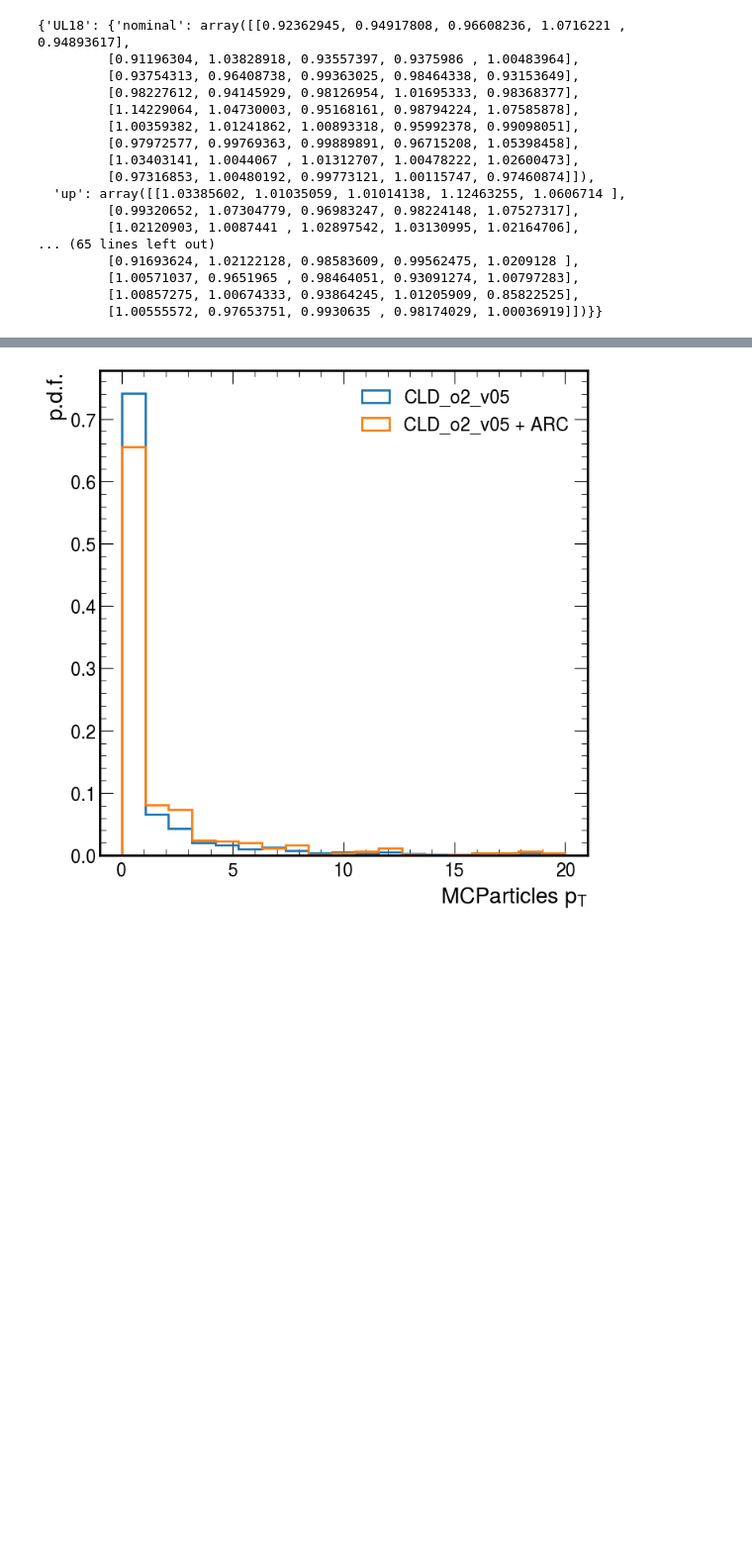
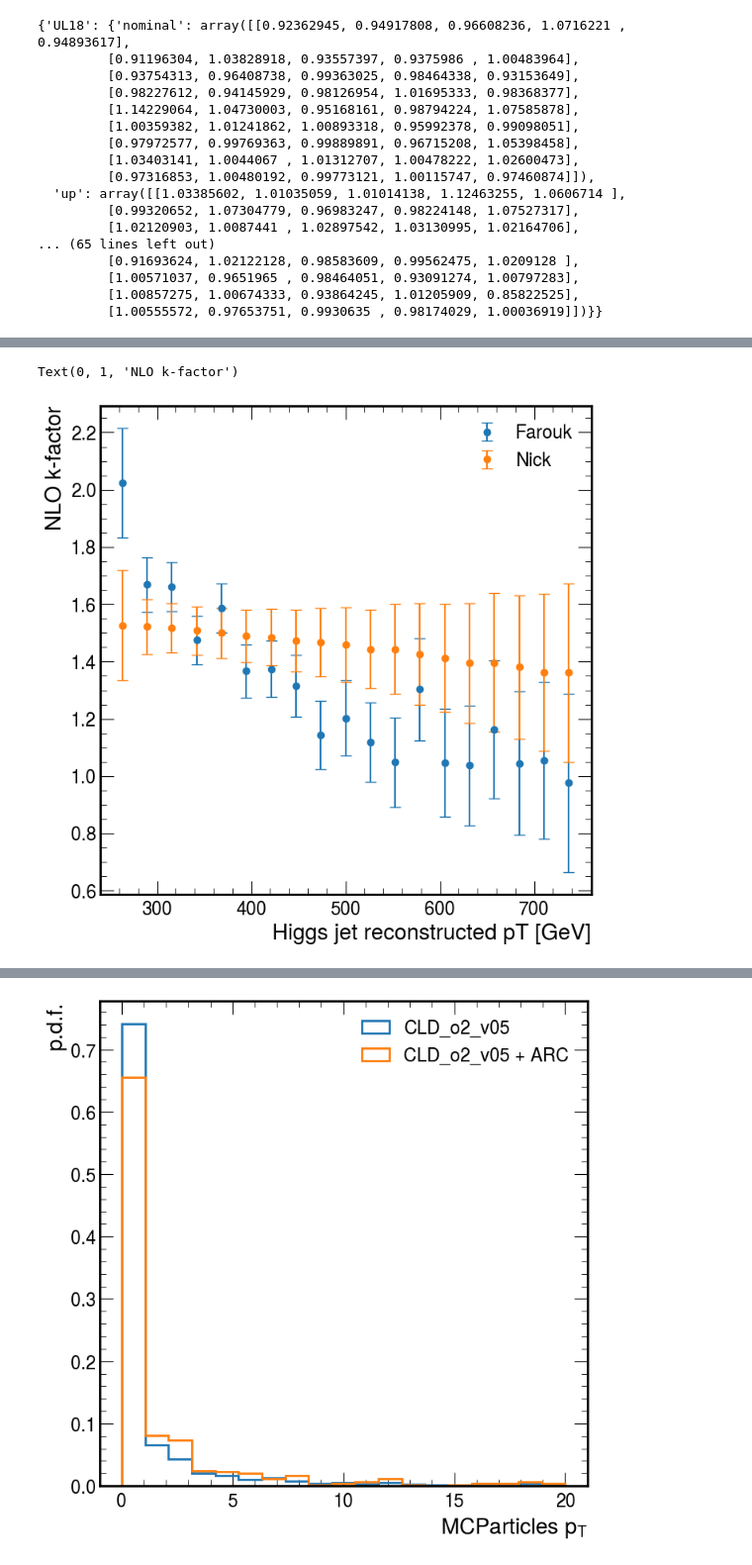
Before and after one commit to farakiko/boostedhiggs, a Jupyter notebook: binder/hists_plots.ipynb, the cells around one changed output, grey strips where cells are left out. Shown at 99% size. Saved outputs shown, nothing was run; the diff lists cells and outputs as text; code cells hidden in the pictures; blank space fills up the shorter version.

```diff
--- a/binder/hists_plots.ipynb
+++ b/binder/hists_plots.ipynb
@@ -1346,0 +1281,37 @@ key
+# %%
+vals_NLO_nick, bins, _ = ax.hist(
+    df_LO["rec_higgs_pt"],
+    bins=bins,
+    histtype="step",
+    lw=2,
+    weights=df_LO["nominal"],
+    label="NLO samples",
+)
+# %%
+fig, ax = plt.subplots(figsize=(8, 8))
+
+ax.errorbar(
+    midpoints,
+    NLO_SF,
+    yerr=np.sqrt(vals_LO)/vals_LO,
+    fmt='o', capsize=5,
+    label="Farouk",
+)
+
+ax.errorbar(
+    midpoints,
+    vals_NLO_nick/vals_LO,
+    yerr=np.sqrt(vals_LO)/vals_LO,
+    fmt='o', capsize=5,
+    label="Nick",
+)
+
+ax.legend()
+
+ax.set_xlabel("Higgs jet reconstructed pT [GeV]")
+ax.set_ylabel("NLO k-factor")
+
+# plt.savefig(f"/Users/fmokhtar/Desktop/AN_2024/ARC/vjetsnlo/kfactor.pdf")
+# %% [output]
+Text(0, 1, 'NLO k-factor')
+[figure, added]
```
Also changed, not shown: parts of 35 cells of this notebook, 16 other files.
